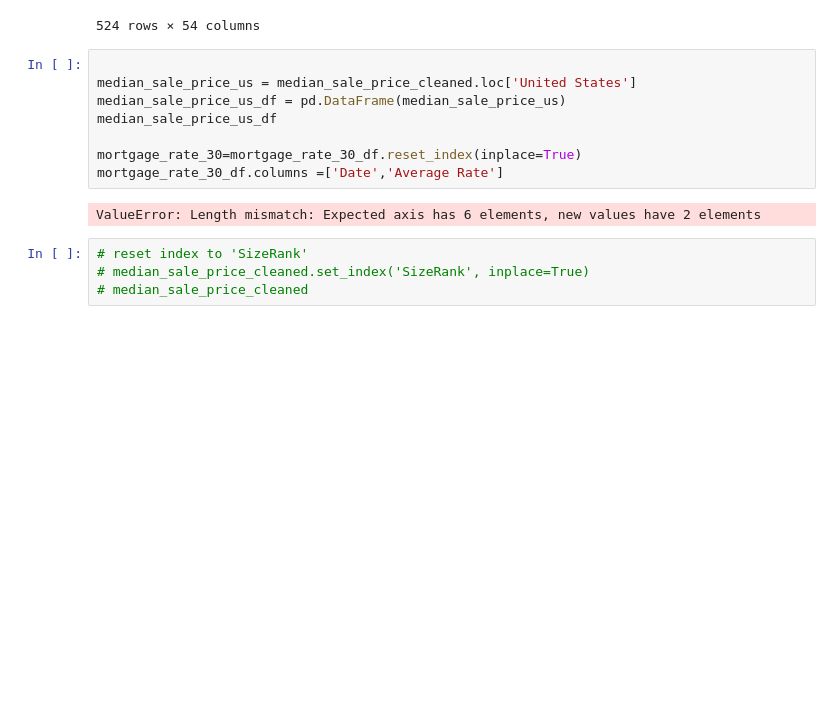
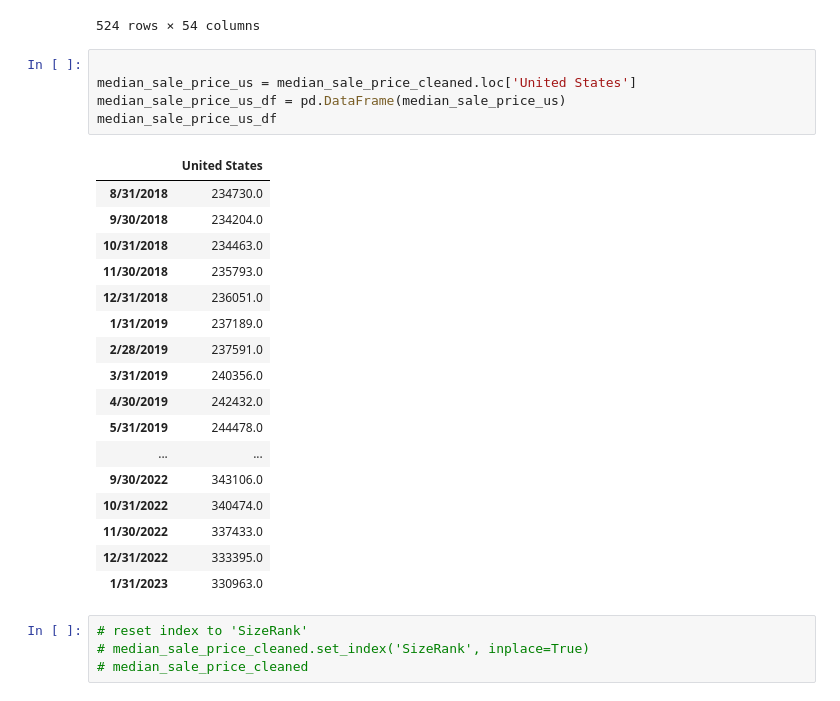
Before and after one commit to ceramicbull/Project-1-Repo, a Jupyter notebook: chelsea-pickett/API-notebook.ipynb, the cells around one changed output. Drawn from its saved outputs; the diff is of its cells as text; blank space fills up the shorter version.

```diff
--- a/chelsea-pickett/API-notebook.ipynb
+++ b/chelsea-pickett/API-notebook.ipynb
@@ -92,13 +92,26 @@ median_sale_price_cleaned
 # %%
 
 median_sale_price_us = median_sale_price_cleaned.loc['United States']
 median_sale_price_us_df = pd.DataFrame(median_sale_price_us)
 median_sale_price_us_df
-
-mortgage_rate_30=mortgage_rate_30_df.reset_index(inplace=True)
-mortgage_rate_30_df.columns =['Date','Average Rate']
 # %% [output]
-ValueError: Length mismatch: Expected axis has 6 elements, new values have 2 elements
+|  | United States |
+| 8/31/2018 | 234730.0 |
+| 9/30/2018 | 234204.0 |
+| 10/31/2018 | 234463.0 |
+| 11/30/2018 | 235793.0 |
+| 12/31/2018 | 236051.0 |
+| 1/31/2019 | 237189.0 |
+| 2/28/2019 | 237591.0 |
+| 3/31/2019 | 240356.0 |
+| 4/30/2019 | 242432.0 |
+| 5/31/2019 | 244478.0 |
+| ... | ... |
+| 9/30/2022 | 343106.0 |
+| 10/31/2022 | 340474.0 |
+| 11/30/2022 | 337433.0 |
+| 12/31/2022 | 333395.0 |
+| 1/31/2023 | 330963.0 |
 # %%
 # reset index to 'SizeRank'
 # median_sale_price_cleaned.set_index('SizeRank', inplace=True)
```
Also changed, not shown: parts of 12 cells of this notebook.
